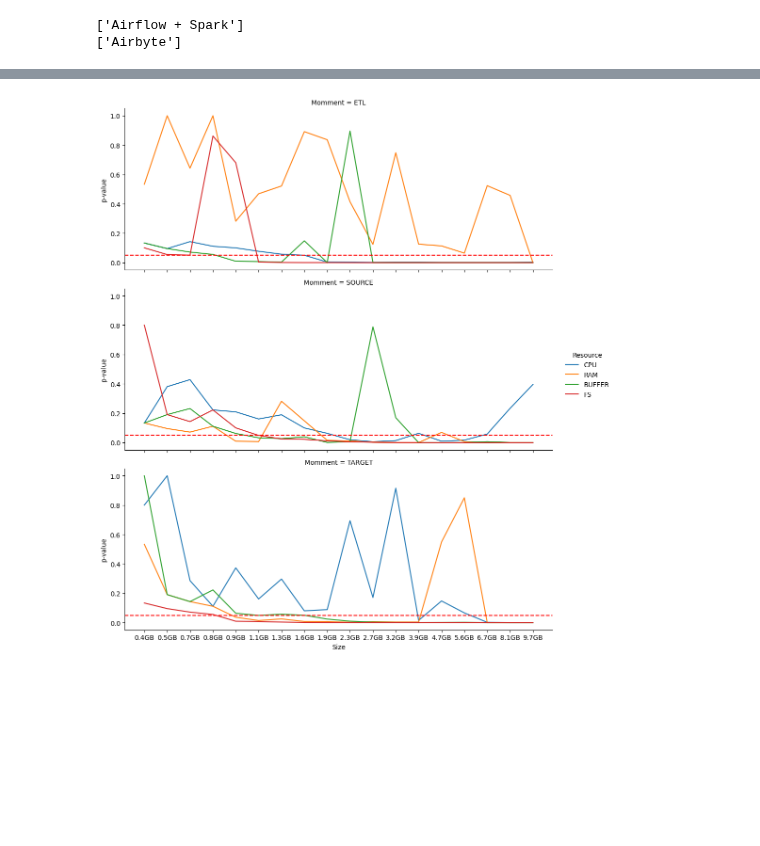
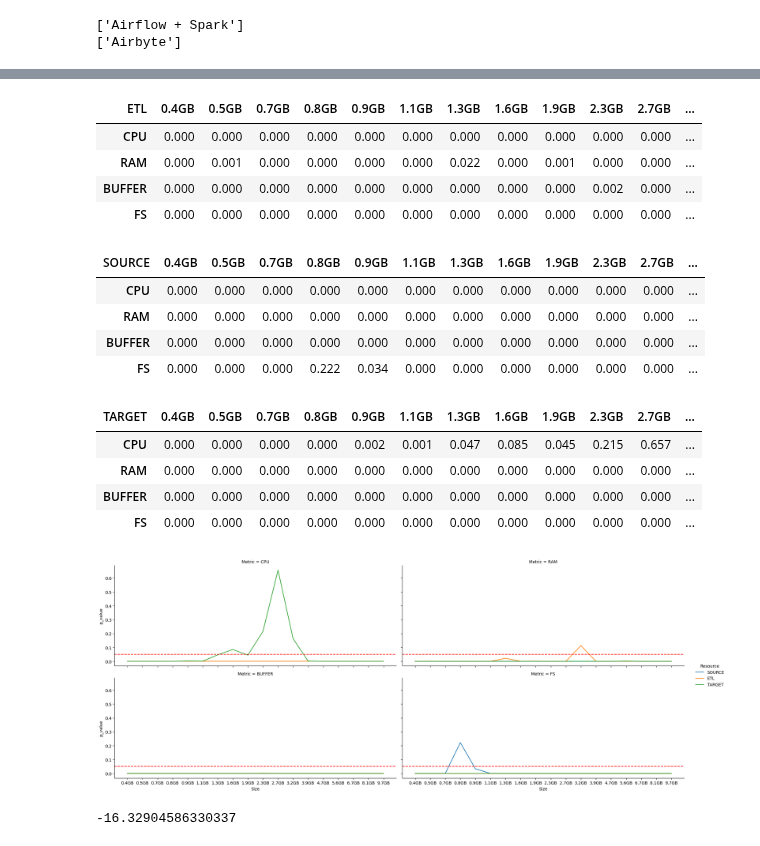
Before and after one commit to bombermal/TCC, a Jupyter notebook: Monitoring_VM/Retrieve/pre_analisys.ipynb, the cells around one changed output, grey strips where cells are left out. Saved outputs shown, nothing was run; the diff lists cells and outputs as text; code cells hidden in the pictures; blank space fills up the shorter version.

```diff
--- a/Monitoring_VM/Retrieve/pre_analisys.ipynb
+++ b/Monitoring_VM/Retrieve/pre_analisys.ipynb
@@ -125,12 +127,13 @@ display(target_status.head(3))
 | 1 | Airflow + Spark | MjAyMzExMDgxMjM5MTU= | 4 | 82.82 |
 | 2 | Airflow + Spark | MjAyMzExMDgxMjQ1NTk= | 7 | 130.50 |
 # %%
-mask = source_grouped.framework == "Airflow + Spark"
+mask = source_grouped.framework == "Airbyte"
 # Transform in dictionary, sf as key, total_size_bytes as value
 temp = source_grouped.loc[mask, ["sf", "total_size_bytes"]]
 temp.total_size_bytes = temp.total_size_bytes.astype(float)
 temp.sf = temp.sf.astype(int)
 temp.total_size_bytes = temp.total_size_bytes.apply(lambda x: round(x/ 1024 / 1024 /1024, 1))
 temp.sort_values(by="sf", inplace=True)
-print([ str(x)+"GB" for x in temp.total_size_bytes.to_list()])
+x_tick_labels = [ str(x)+"GB" for x in temp.total_size_bytes.to_list()]
+print(x_tick_labels)
 # %% [output]
@@ -366,16 +360,18 @@ for idx, ii in enumerate([df_cpu, df_memory, df_buffer, df_fs]):
 # df_buffer = pd.read_csv("../../Result_json/memory_buffer.csv")
 # df_fs = pd.read_csv("../../Result_json/filesystem_size.csv")
 # %%
-def accum_stats(df, mask, df_result, uni_list, col, res, momme):
+def accum_stats(df, mask, df_store, uni_list, col, res, momment):
     mask_frame = df.framework == "Airbyte"
     for idx, ii in zip(x_tick_labels, uni_list):
         mask_sf = df.sf == ii
-        print(ii)
+
         v1 = df.loc[mask & mask_frame & mask_sf, col].to_list()
         v2 = df.loc[mask & ~mask_frame & mask_sf, col].to_list()
+        try:
+            stat, p_value = stats.ttest_ind(v1, v2)
 
-        stat, p_value = stats.mannwhitneyu(v1, v2)
-        mask = (df_result.Resource == momme) & (df_result.Size == idx) & (df_result.Sf == ii)
-        print(df_result[mask].index)
-        # df_result.loc[[momme, res, idx, ii, p_value]
-    # return df_result
+            mask_result = (df_store.Resource == momment) & (df_store.Size == idx) & (df_store.Sf == ii)
+            df_store.loc[mask_result, res] = p_value
+        except:
+            pass
+    return df_store
@@ -517,15 +493,51 @@ plt.show()
+# %%
+# A large t-statistic means that the groups are different.
+# A small p-value (typically ≤ 0.05) indicates strong evidence that the sample means are different.
+# If the p-value is large (> 0.05), we cannot conclude that a significant difference exists.
+mask = df_result.isnull().any(axis=1)
+mask2 = df_result.Resource == "ETL"
+mask3 = df_result.Resource == "SOURCE"
+mask4 = df_result.Resource == "TARGET"
+cols = ["Size", "CPU", "RAM", "BUFFER", "FS"]
+# display(df_result.loc[~mask & mask2, cols].style.format(precision=3).background_gradient(cmap='PuBu', vmax=0.05, vmin=0, subset=["CPU", "RAM", "BUFFER", "FS"]))
+# display(df_result[~mask & mask3].style.format(precision=3).background_gradient(cmap='PuBu', vmax=0.05, vmin=0, subset=["CPU", "RAM", "BUFFER", "FS"]))
+# display(df_result[~mask & mask4].style.format(precision=3).background_gradient(cmap='PuBu', vmax=0.05, vmin=0, subset=["CPU", "RAM", "BUFFER", "FS"]))
+df_temp = df_result.loc[~mask & mask2, cols].rename({"Size": "ETL"}, axis=1).set_index("ETL").T
+display(df_temp.style.format(precision=3).background_gradient(cmap='PuBu', vmax=0.05, vmin=0, subset = df_temp.columns))
+df_temp = df_result.loc[~mask & mask3, cols].rename({"Size": "SOURCE"}, axis=1).set_index("SOURCE").T
+display(df_temp.style.format(precision=3).background_gradient(cmap='PuBu', vmax=0.05, vmin=0, subset = df_temp.columns))
+df_temp = df_result.loc[~mask & mask4, cols].rename({"Size": "TARGET"}, axis=1).set_index("TARGET").T
+display(df_temp.style.format(precision=3).background_gradient(cmap='PuBu', vmax=0.05, vmin=0, subset = df_temp.columns))
+# %% [output]
+| ETL | 0.4GB | 0.5GB | 0.7GB | 0.8GB | 0.9GB | 1.1GB | 1.3GB | 1.6GB | 1.9GB | 2.3GB | 2.7GB | ... |
+| CPU | 0.000 | 0.000 | 0.000 | 0.000 | 0.000 | 0.000 | 0.000 | 0.000 | 0.000 | 0.000 | 0.000 | ... |
+| RAM | 0.000 | 0.001 | 0.000 | 0.000 | 0.000 | 0.000 | 0.022 | 0.000 | 0.001 | 0.000 | 0.000 | ... |
+| BUFFER | 0.000 | 0.000 | 0.000 | 0.000 | 0.000 | 0.000 | 0.000 | 0.000 | 0.000 | 0.002 | 0.000 | ... |
+| FS | 0.000 | 0.000 | 0.000 | 0.000 | 0.000 | 0.000 | 0.000 | 0.000 | 0.000 | 0.000 | 0.000 | ... |
+| SOURCE | 0.4GB | 0.5GB | 0.7GB | 0.8GB | 0.9GB | 1.1GB | 1.3GB | 1.6GB | 1.9GB | 2.3GB | 2.7GB | ... |
+| CPU | 0.000 | 0.000 | 0.000 | 0.000 | 0.000 | 0.000 | 0.000 | 0.000 | 0.000 | 0.000 | 0.000 | ... |
+| RAM | 0.000 | 0.000 | 0.000 | 0.000 | 0.000 | 0.000 | 0.000 | 0.000 | 0.000 | 0.000 | 0.000 | ... |
+| BUFFER | 0.000 | 0.000 | 0.000 | 0.000 | 0.000 | 0.000 | 0.000 | 0.000 | 0.000 | 0.000 | 0.000 | ... |
+| FS | 0.000 | 0.000 | 0.000 | 0.222 | 0.034 | 0.000 | 0.000 | 0.000 | 0.000 | 0.000 | 0.000 | ... |
+| TARGET | 0.4GB | 0.5GB | 0.7GB | 0.8GB | 0.9GB | 1.1GB | 1.3GB | 1.6GB | 1.9GB | 2.3GB | 2.7GB | ... |
+| CPU | 0.000 | 0.000 | 0.000 | 0.000 | 0.002 | 0.001 | 0.047 | 0.085 | 0.045 | 0.215 | 0.657 | ... |
+| RAM | 0.000 | 0.000 | 0.000 | 0.000 | 0.000 | 0.000 | 0.000 | 0.000 | 0.000 | 0.000 | 0.000 | ... |
+| BUFFER | 0.000 | 0.000 | 0.000 | 0.000 | 0.000 | 0.000 | 0.000 | 0.000 | 0.000 | 0.000 | 0.000 | ... |
+| FS | 0.000 | 0.000 | 0.000 | 0.000 | 0.000 | 0.000 | 0.000 | 0.000 | 0.000 | 0.000 | 0.000 | ... |
 # %%
-g = sns.relplot(x="Size", y="p-value", hue="Resource", col="Momment", col_wrap=1, data=df_result, kind="line", height=4, aspect=2.5)
+# P(X = Y)  > 0.05, H0 is accepted
+df_temp = df_result[~mask].melt(id_vars=["Resource", "Size"], value_vars=["CPU", "RAM", "BUFFER", "FS"], value_name="p_value", var_name="Metric")
+g = sns.relplot(x="Size", y="p_value", hue="Resource", col="Metric", col_wrap=2, data=df_temp, kind="line", height=4, aspect=2.5)
 g.refline(y=0.05, linestyle='--', linewidth=1.5, color='r')
 # g = sns.lineplot(df_result, x="Size", y="p-value", hue="Momment", style="Momment", markers=True, dashes=False)
 # g.set_xticks(range(len(x_tick_labels)))
 # g.set_xticklabels(g.get_xticklabels(),rotation=270)
 # # Y axis precision of 0.01, show all numbers in the axis
 # # g.set_yticks(np.arange(0, 0.5, 0.05))
 # # horizontal line at 0.05
 # g.axhline(0.05, ls='--', color='r')
 # # text at 0.05
 # g.text(0.5, 0.05, "0.05", color="r", ha="right", va="bottom")
 plt.show()
 # %% [output]
-[figure, old version]
+[figure, new version]
@@ -531,0 +555,4 @@ plt.show()
+# %%
+19.05480140776941 - 1.5*23.58923151404852
+# %% [output]
+-16.32904586330337
```
Also changed, not shown: parts of 12 cells of this notebook, 13 other files.
